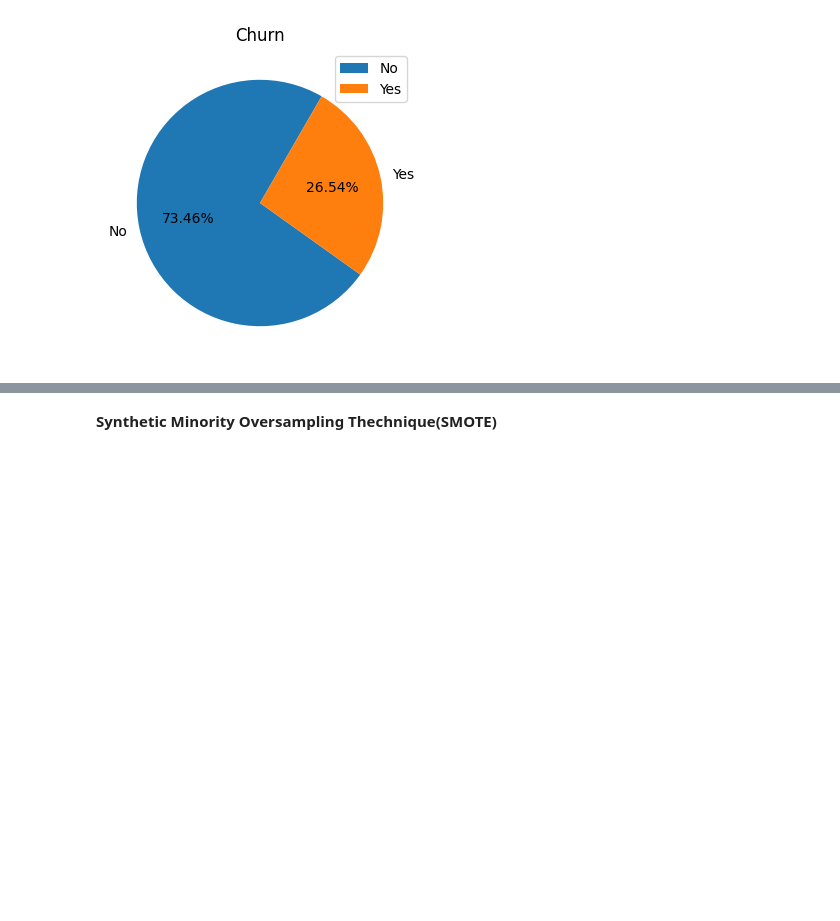
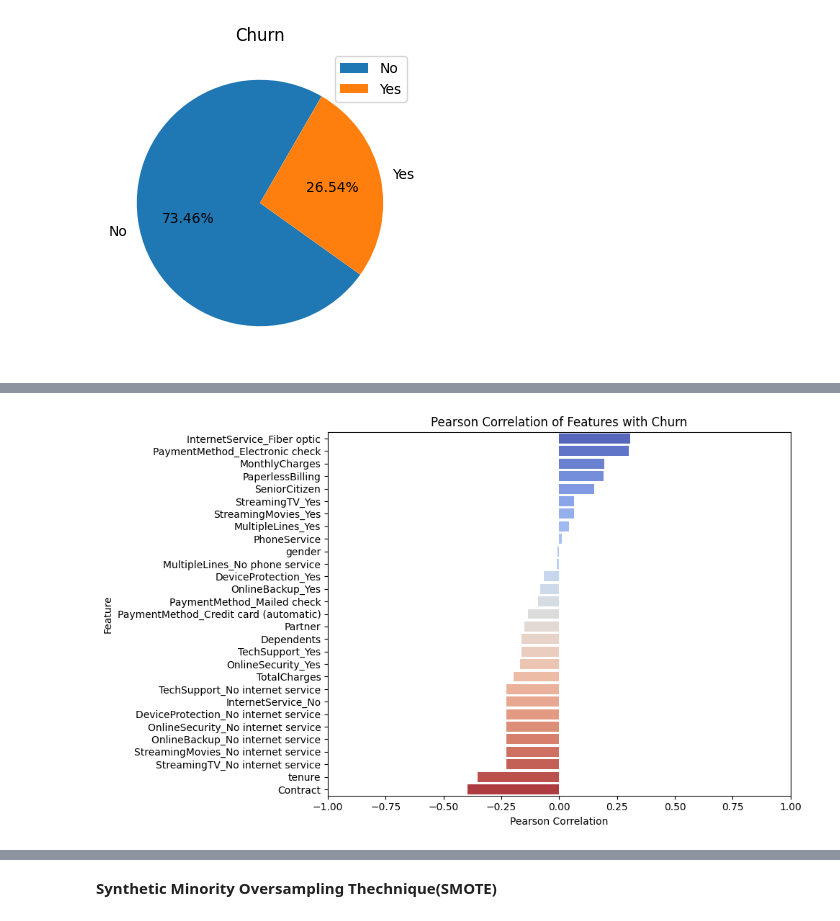
Before and after one commit to Bishal-Nengminja/Customer_Churn_Prediction, a Jupyter notebook: Customer_Churn_Prediction.ipynb, the cells around one changed output, grey strips where cells are left out. Drawn from its saved outputs; the diff is of its cells as text; code cells hidden in the pictures; blank space fills up the shorter version.

```diff
--- a/Customer_Churn_Prediction.ipynb
+++ b/Customer_Churn_Prediction.ipynb
@@ -398,0 +490,2 @@ x_train, x_test, y_train, y_test = train_test_split(x, y, test_size=0.5, random_
+# %%
+clean_df=clean_df.astype(int)
@@ -398,0 +517,8 @@ x_train, x_test, y_train, y_test = train_test_split(x, y, test_size=0.5, random_
+# %%
+cols = ["tenure","MonthlyCharges","TotalCharges"]
+ss = StandardScaler()
+
+clean_df[cols]=ss.fit_transform(clean_df[cols])
+
+with open("scaler.pkl","wb") as f:
+  pickle.dump(ss,f)
@@ -398,0 +532,22 @@ x_train, x_test, y_train, y_test = train_test_split(x, y, test_size=0.5, random_
+# %%
+slected_features = ['gender', 'SeniorCitizen', 'Partner', 'Dependents', 'tenure',
+       'PhoneService', 'Contract', 'PaperlessBilling', 'MonthlyCharges',
+       'TotalCharges', 'MultipleLines_No phone service',
+       'MultipleLines_Yes', 'InternetService_Fiber optic',
+       'InternetService_No', 'OnlineSecurity_No internet service',
+       'OnlineSecurity_Yes', 'OnlineBackup_No internet service',
+       'OnlineBackup_Yes', 'DeviceProtection_No internet service',
+       'DeviceProtection_Yes', 'TechSupport_No internet service',
+       'TechSupport_Yes', 'StreamingTV_No internet service', 'StreamingTV_Yes',
+       'StreamingMovies_No internet service', 'StreamingMovies_Yes',
+       'PaymentMethod_Credit card (automatic)',
+       'PaymentMethod_Electronic check', 'PaymentMethod_Mailed check'
+]
+
+correlation = {
+    feature: pearsonr(clean_df[feature], clean_df['Churn'])[0]
+    for feature in slected_features
+}
+
+correlation_df = pd.DataFrame(list(correlation.items()), columns=['Feature', 'Pearson Correlation'])
+correlation_df.sort_values(by='Pearson Correlation', ascending=False)
@@ -398,0 +572,15 @@ x_train, x_test, y_train, y_test = train_test_split(x, y, test_size=0.5, random_
+# %%
+# Sort the dataframe by correlation values
+correlation_df = correlation_df.sort_values(by='Pearson Correlation', ascending=False)
+
+plt.figure(figsize=(10, 6))
+sns.barplot(x='Pearson Correlation', y='Feature', data=correlation_df, palette='coolwarm')
+
+plt.title('Pearson Correlation of Features with Churn')
+plt.xlabel('Pearson Correlation')
+plt.ylabel('Feature')
+plt.xlim(-1, 1)  # Correlation values range from -1 to 1
+plt.tight_layout()
+plt.show()
+# %% [output]
+[figure, added]
```
Also changed, not shown: parts of 135 cells of this notebook.
